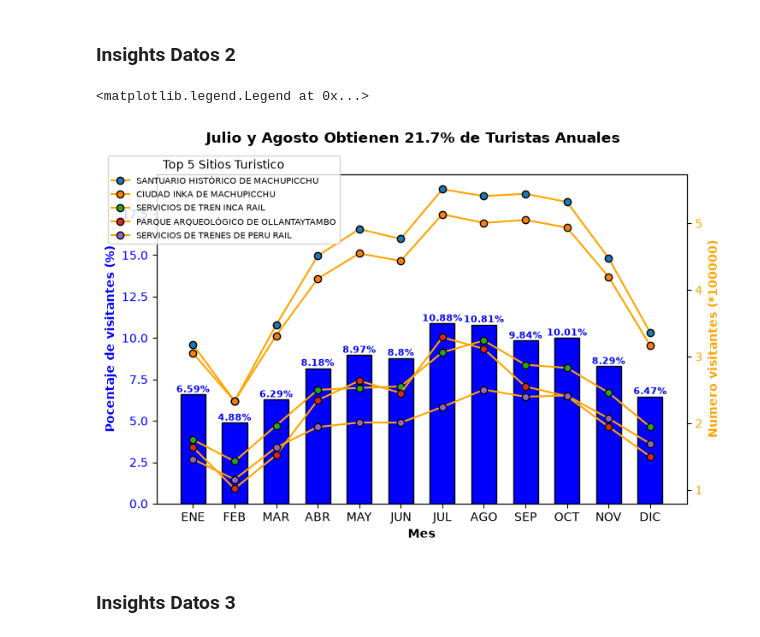
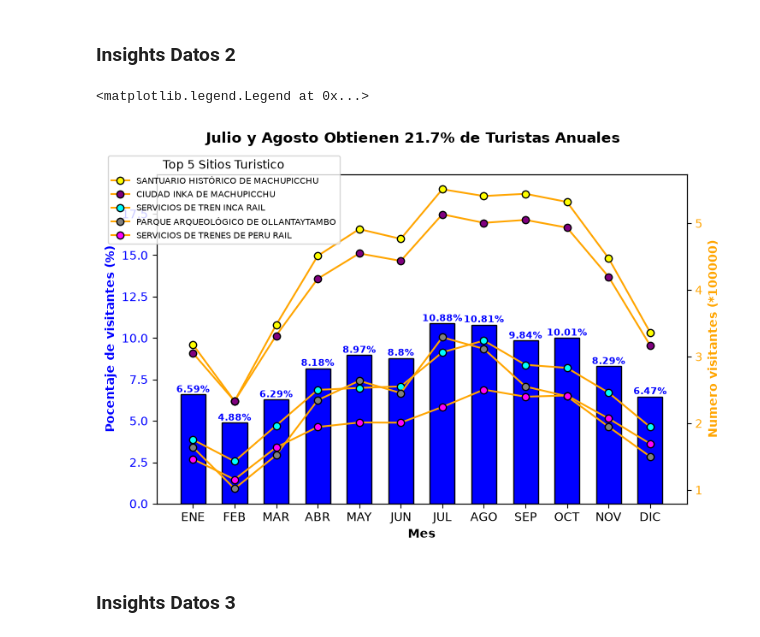
Before and after one commit to jp21bp/DS_Proyectos, a Jupyter notebook: 3_SegmentacionClientes/eda_final.ipynb, the cells around one changed output. Cells and saved outputs as stored; diff of their text form; code cells hidden in the pictures.

```diff
--- a/3_SegmentacionClientes/eda_final.ipynb
+++ b/3_SegmentacionClientes/eda_final.ipynb
@@ -407,10 +407,6 @@ top_X_sitios = df_msn.groupby('SITIO_TURISTICO', as_index=False)\
     .sort_values(by='NUMERO_VISITANTES', ascending = False)\
     ['SITIO_TURISTICO'][:top_X]\
     .values.tolist()
-
-#### Arreglando nombres de top X sitios
-top_X_sitios_limpio = [sitio.encode('latin-1').decode('utf-8') \
-                for sitio in top_X_sitios]
 
 
 
@@ -439,6 +435,8 @@ meses_nom = ['ENE', 'FEB', 'MAR', 'ABR', 'MAY', 'JUN',\
              'JUL', 'AGO', 'SEP', 'OCT', 'NOV', 'DIC']
 x = np.arange(len(meses_nom))
 fig, ax1 = plt.subplots(figsize=(ANCH, ALT))
+colores = ["yellow", "purple", "cyan", "grey", "magenta", \
+           "red", "black", "green", "orange", "blue"]
 
 #### Bargraph
 barras = ax1.bar(
@@ -469,38 +467,38 @@ for i in range(len(top_X_sitios)):
     ax2.plot(
         x,
         df_msn[df_msn['SITIO_TURISTICO']==top_X_sitios[i]]['NUMERO_VISITANTES']/exp,
-        label = top_X_sitios_limpio[i],
+        label = top_X_sitios[i],
         # color = colores[i],
         color = "orange",
         marker='o',
         # markerfacecolor="#9f09da",
         markerfacecolor = colores[i],
         markeredgecolor='black'
     )
 
 
 #### Configuracion finales
 ### Bargraph
 ax1.set_ylim(0, max(df_mn['PORCENTAJE'])+ 9)
 ax1.set_ylabel('Pocentaje de visitantes (%)', color="blue", fontweight='bold')
 ax1.tick_params(axis='y', labelcolor='blue')
 ax1.set_xlabel('Mes', fontweight='bold')
 ## Line graph
 ax2.set_ylabel(f'Numero visitantes (*{exp})', color='orange', fontweight='bold')
 ax2.tick_params(axis='y', labelcolor='orange')
 ## General
 fig.suptitle('Julio y Agosto Obtienen 21.7% de Turistas Anuales', fontweight='bold')
 ax1.set_xticks(x)
 ax1.set_xticklabels(meses_nom)
 ax2.legend(
     bbox_to_anchor =(-0.1, 1.07),
     fontsize=7.5,
     title=f'Top {top_X} Sitios Turistico',
     loc='upper left'
 )
 # %% [output]
 <matplotlib.legend.Legend at 0x...>
-[figure, old version]
+[figure, new version]
 # %% [markdown]
 ### Insights Datos 3
 # %%
```
Also changed, not shown: 9 other files.
